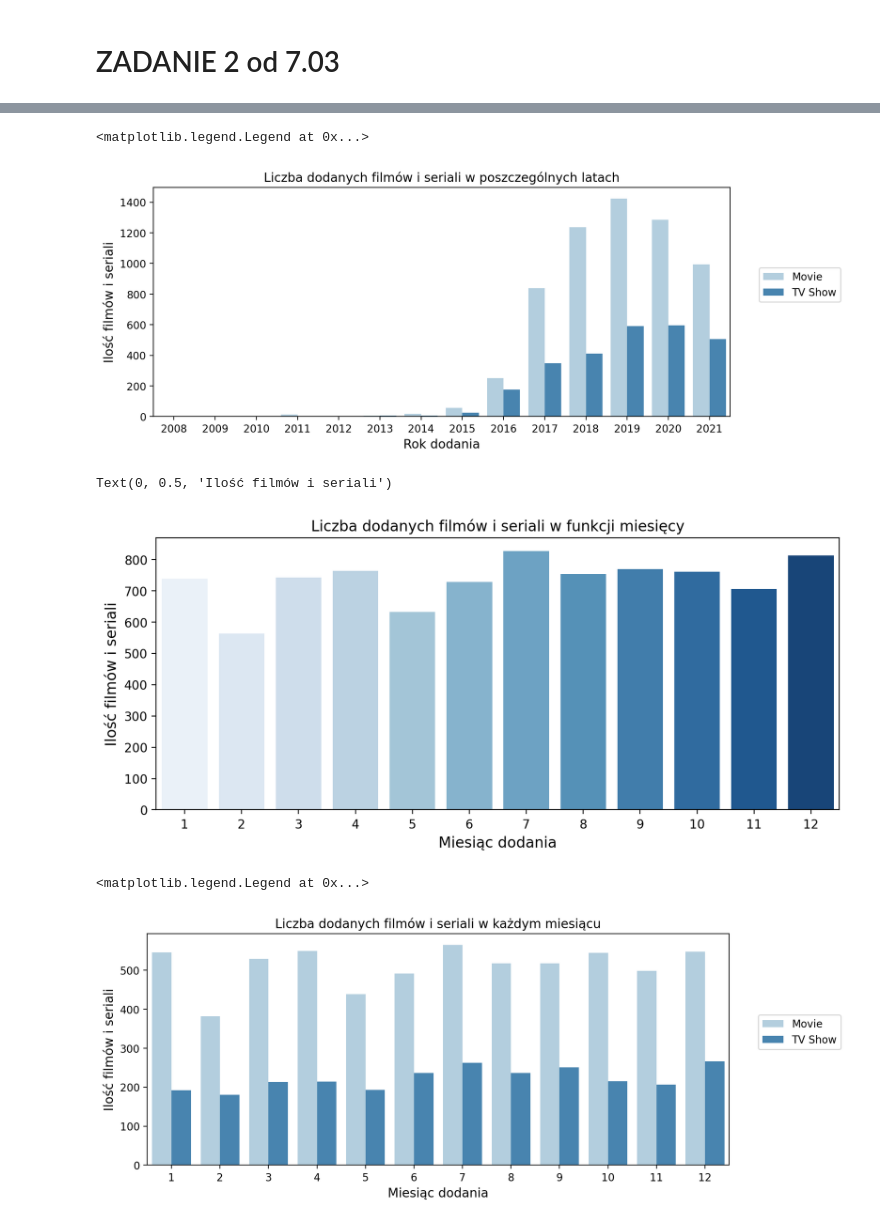
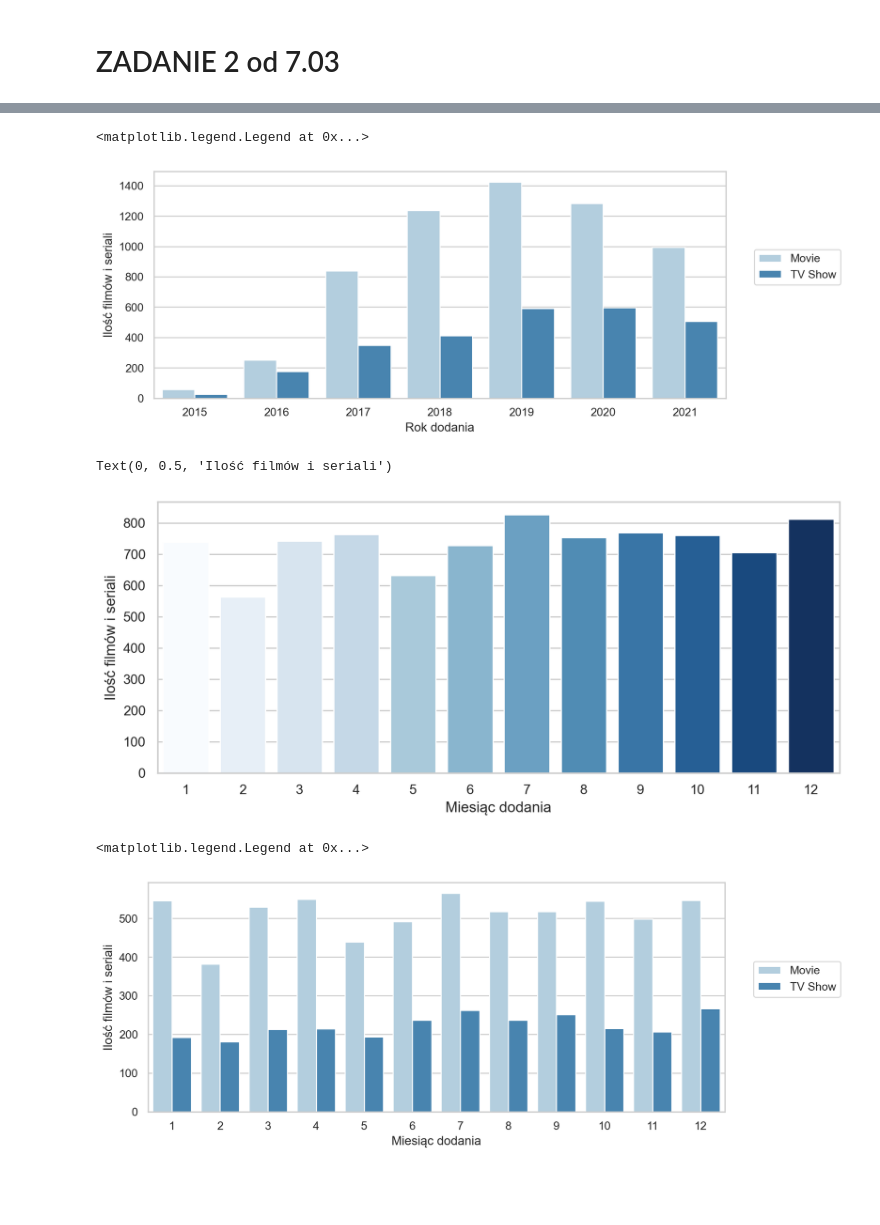
Before and after one commit to PavelBuiko04/netflix, a Jupyter notebook: les1.ipynb, the cells around one changed output, grey strips where cells are left out. Saved outputs shown, nothing was run; the diff lists cells and outputs as text; code cells hidden in the pictures; blank space fills up the shorter version.

```diff
--- a/les1.ipynb
+++ b/les1.ipynb
@@ -102,6 +102,6 @@ df
 8807 rows × 11 columns
 # %%
-df['Date_added'] = pd.to_datetime(df['Date_added'])  # zmiana nazw miesięcy na wartości liczbowe
+df['Date_added'] = pd.to_datetime(df['Date_added'].str.strip(), format="%B %d, %Y")  # zmiana nazw miesięcy na wartości liczbowe
 # %%
 df['Date_added'].isnull().sum()    #10
 df['Duration'].isnull().sum()     # 3
@@ -156,9 +145,11 @@ Name: Type, dtype: int64
 # %%
 plt.figure(figsize=(10,4), dpi=200)
-sns.countplot(x='Type', data=df_cleaned,
+sns.set(style='whitegrid')
+
+sns.countplot(x='Type', data=df_cleaned, hue='Type',
              palette= 'Blues')
 
-plt.title("Ilości filmów i seriali", fontsize=12)
+# plt.title("Ilości filmów i seriali", fontsize=15)
 plt.xlabel("Typ", fontsize=12)
 plt.ylabel("Ilości filmów i seriali", fontsize=12)
 # %% [output]
@@ -167,9 +158,13 @@ Text(0, 0.5, 'Ilości filmów i seriali')
 # %%
 plt.figure(figsize=(10,4), dpi=200)
-sns.countplot(x='Year_added', data=df_cleaned,
-             palette= 'Blues')
+sns.set(style='whitegrid')
 
-plt.title("Liczba dodanych filmów i seriali na przestrzeni lat", fontsize=12)
+sns.countplot(x='Year_added', data=df_cleaned[df_cleaned['Year_added'] >= 2015],
+             hue = 'Year_added',
+             palette= 'Blues',
+             legend=False)
+
+# plt.title("Liczba dodanych filmów i seriali na przestrzeni lat", fontsize=15)
 plt.xlabel("Rok dodania", fontsize=12)
 plt.ylabel("Ilość filmów i seriali", fontsize=12)
 # %% [output]
@@ -178,43 +173,48 @@ Text(0, 0.5, 'Ilość filmów i seriali')
 # %%
 plt.figure(figsize=(10,4), dpi=200)
-sns.countplot(x='Year_added', data=df_cleaned,
+sns.set(style='whitegrid')
+
+sns.countplot(x='Year_added', data=df_cleaned[df_cleaned['Year_added'] >= 2015],
              hue='Type',
              palette= 'Blues')
 
-plt.title("Liczba dodanych filmów i seriali w poszczególnych latach", fontsize=12)
+# plt.title("Liczba dodanych filmów i seriali w poszczególnych latach", fontsize=15)
 plt.xlabel("Rok dodania", fontsize=12)
 plt.ylabel("Ilość filmów i seriali", fontsize=12)
 
 plt.legend(loc=(1.05, 0.5))
 # %% [output]
 <matplotlib.legend.Legend at 0x...>
-[figure, old version]
+[figure, new version]
 # %%
 # plt.figure(figsize=(10,6), dpi=200)
 # sns.countplot(x='Type', data=df_cleaned,
 #              hue='Year_added')
 # %%
 plt.figure(figsize=(10,4), dpi=200)
-sns.countplot(x='Month_added', data=df_cleaned,
-             palette= 'Blues')
+sns.set(style='whitegrid')
 
-plt.title("Liczba dodanych filmów i seriali w funkcji miesięcy", fontsize=12)
+sns.countplot(x='Month_added', data=df_cleaned, hue='Month_added', palette='Blues', legend=False)
+
+# plt.title("Liczba dodanych filmów i seriali w funkcji miesięcy", fontsize=15)
 plt.xlabel("Miesiąc dodania", fontsize=12)
 plt.ylabel("Ilość filmów i seriali", fontsize=12)
 # %% [output]
 Text(0, 0.5, 'Ilość filmów i seriali')
-[figure, old version]
+[figure, new version]
 # %%
 plt.figure(figsize=(10,4), dpi=200)
+sns.set(style='whitegrid')
+
 sns.countplot(x='Month_added', data=df_cleaned,
              hue='Type',
              palette= 'Blues')
 
-plt.title("Liczba dodanych filmów i seriali w każdym miesiącu", fontsize=12)
+# plt.title("Liczba dodanych filmów i seriali w każdym miesiącu", fontsize=15)
 plt.xlabel("Miesiąc dodania", fontsize=12)
 plt.ylabel("Ilość filmów i seriali", fontsize=12)
 
 plt.legend(loc=(1.05, 0.5))
 # %% [output]
 <matplotlib.legend.Legend at 0x...>
-[figure, old version]
+[figure, new version]
```
Also changed, not shown: parts of 25 cells of this notebook.
